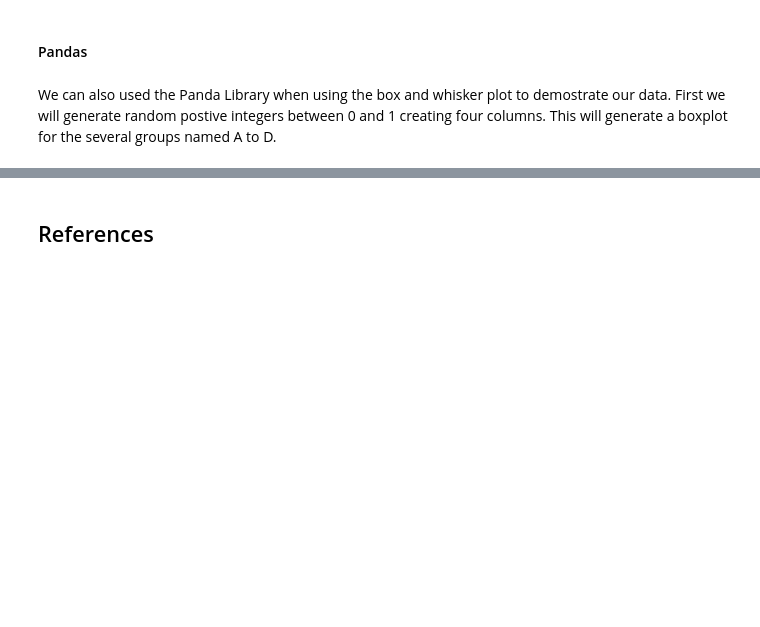
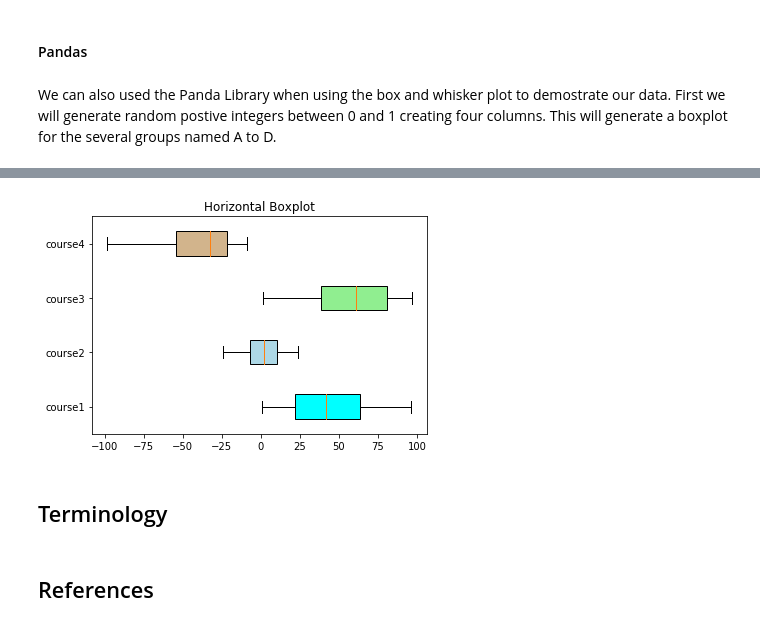
Before and after one commit to JohnADeady/Project-Fundamentals-of-DA, a Jupyter notebook: Boxplot Function.ipynb, the cells around one changed output, grey strips where cells are left out. Drawn from its saved outputs; the diff is of its cells as text; code cells hidden in the pictures; blank space fills up the shorter version.

```diff
--- a/Boxplot Function.ipynb
+++ b/Boxplot Function.ipynb
@@ -135,3 +184,22 @@ Text(0,0.5,'Integers')
+# %%
+value1 = np.random.rand(50) * 100
+value2 = np.random.randn(10) * 10
+value3 = np.random.rand(10) * 100
+value4 = np.random.rand(10) * -100
+
+box_plot_data=[value1,value2,value3,value4]
+box=plt.boxplot(box_plot_data,vert=0,patch_artist=True,labels=['course1','course2','course3','course4'],
+            )
+
+colors = ['cyan', 'lightblue', 'lightgreen', 'tan']
+for patch, color in zip(box['boxes'], colors):
+    patch.set_facecolor(color)
+plt.title("Horizontal Boxplot")
+plt.show()
+# %% [output]
+[figure, added]
+# %% [markdown]
+## Terminology
 # %% [markdown]
 ## References
 # %% [markdown]
```
Also changed, not shown: parts of 9 cells of this notebook.
